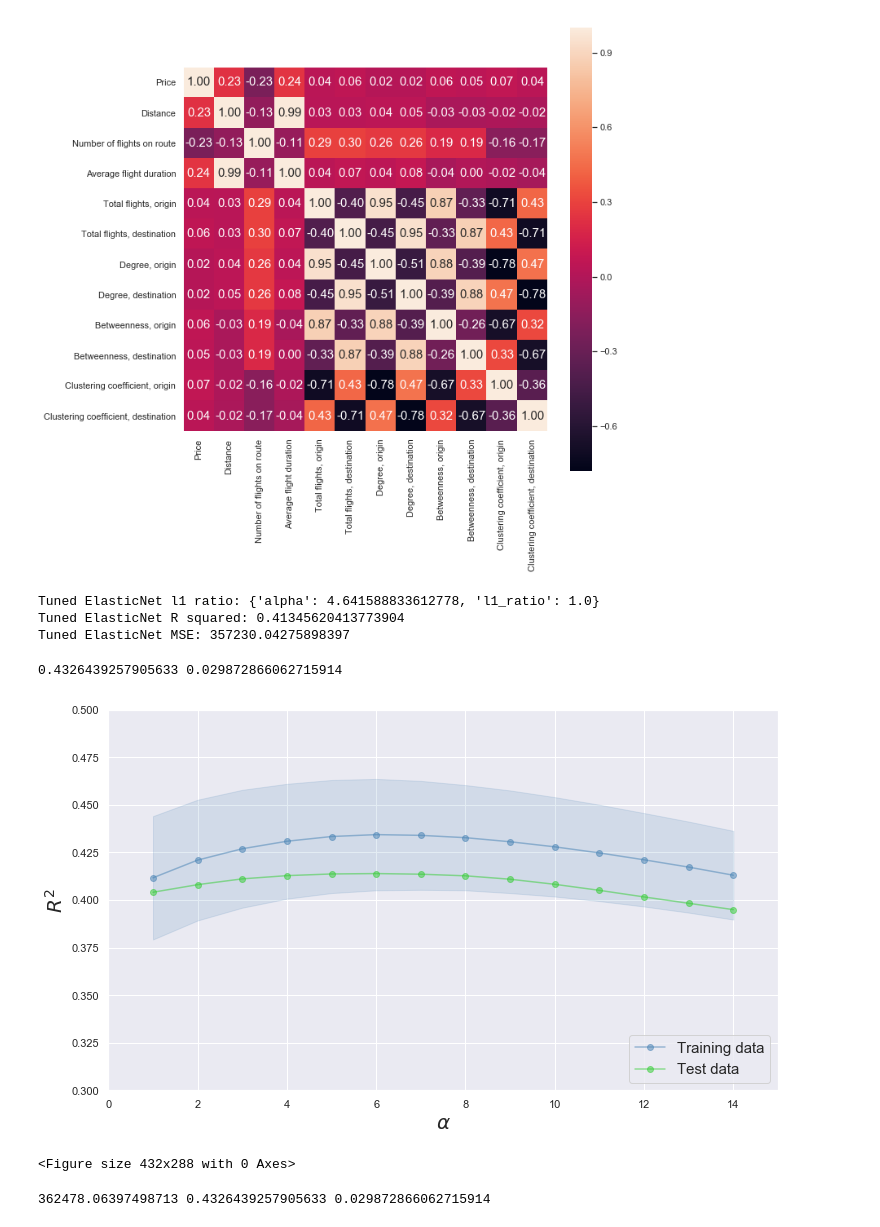
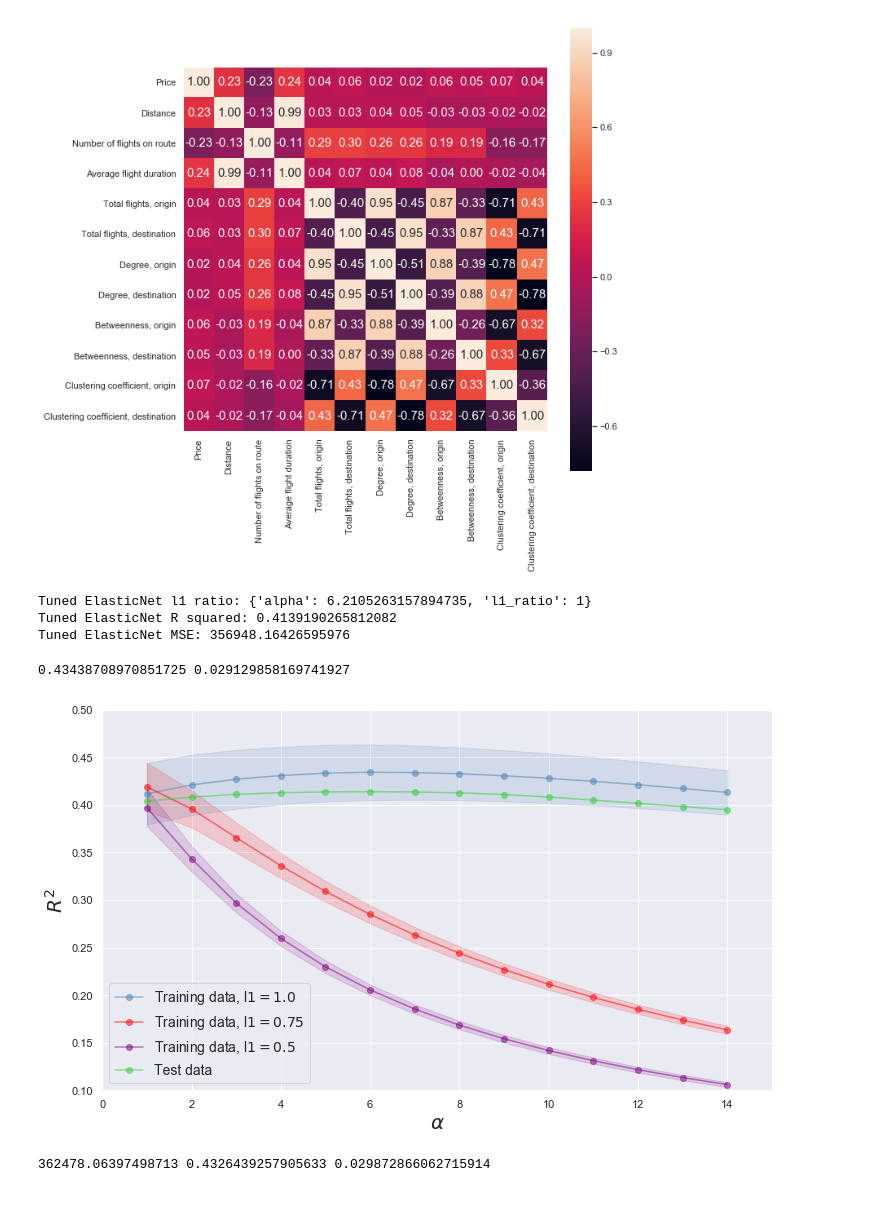
Before and after one commit to Morten-Esketveit/TSDS-gruppe-2019, a Jupyter notebook: Exam/Prediction/Prediction2018.ipynb, the cells around one changed output. Saved outputs shown, nothing was run; the diff lists cells and outputs as text; code cells hidden in the pictures.

```diff
--- a/Exam/Prediction/Prediction2018.ipynb
+++ b/Exam/Prediction/Prediction2018.ipynb
@@ -157,15 +157,15 @@ scaler.fit(X_dev)
 X_dev=scaler.transform(X_dev)
 
 # Create the hyperparameter grid
-l1_space = np.linspace(0, 1, 10)
-alpha = np.logspace(0, 3, 10)
-param_grid = {'l1_ratio': l1_space, 'alpha':alpha}
+l1_space = [0.25,0.5,0.75,1]
+alpha = np.linspace(1, 10, 20)
+param_grid = {'alpha':alpha, 'l1_ratio': l1_space}
 
 # Instantiate the ElasticNet regressor: elastic_net
-elastic_net = ElasticNet(tol=0.001)
+elastic_net = ElasticNet(tol=0.0001, max_iter=2000)
 
 # Setup the GridSearchCV object: gm_cv
-gm_cv = GridSearchCV(elastic_net, param_grid, cv=5)
+gm_cv = GridSearchCV(elastic_net, param_grid, cv=5, return_train_score=True)
 
 # Fit it to the training data
 gm_cv.fit(X_dev, y_dev)
@@ -182,16 +182,16 @@ print("Tuned ElasticNet l1 ratio: {}".format(gm_cv.best_params_))
 print("Tuned ElasticNet R squared: {}".format(r2))
 print("Tuned ElasticNet MSE: {}".format(mse))
 # %% [output]
-Tuned ElasticNet l1 ratio: {'alpha': 4.641588833612778, 'l1_ratio': 1.0}
-Tuned ElasticNet R squared: 0.41345620413773904
-Tuned ElasticNet MSE: 357230.04275898397
+Tuned ElasticNet l1 ratio: {'alpha': 6.2105263157894735, 'l1_ratio': 1}
+Tuned ElasticNet R squared: 0.4139190265812082
+Tuned ElasticNet MSE: 356948.16426595976
 # %%
-k=cross_val_score(ElasticNet(tol=0.0001, alpha=4.641588833612778, l1_ratio=1), X=X_dev, y=y_dev, cv=5)
+k=cross_val_score(ElasticNet(tol=0.001, alpha=6.2105263157894735, l1_ratio=1), X=X_dev, y=y_dev, cv=5)
 score=np.mean(k)
 score_std=np.std(k)
 print(score, score_std)
 # %% [output]
-0.4326439257905633 0.029872866062715914
+0.43438708970851725 0.029129858169741927
 # %%
 
 scores=[]
@@ -215,25 +236,40 @@ scores_test=pd.DataFrame(scores_test)
 # %%
 scores['conf1']=scores['score'] + scores['std']
 scores['conf2']=scores['score'] - scores['std']
+scores_l1['conf1']=scores_l1['score'] + scores_l1['std']
+scores_l1['conf2']=scores_l1['score'] - scores_l1['std']
+scores_l1_2['conf1']=scores_l1_2['score'] + scores_l1_2['std']
+scores_l1_2['conf2']=scores_l1_2['score'] - scores_l1_2['std']
 plt.figure(figsize=(12,7))
 plt.plot(scores.alpha , scores.score,
     c='steelblue', marker='o',
-    label='Training data', alpha=0.5)
+    label='Training data, l$1=1.0$', alpha=0.5)
+plt.plot(scores_l1.alpha , scores_l1.score,
+    c='red', marker='o',
+    label='Training data, l$1=0.75$', alpha=0.5)
+plt.plot(scores_l1_2.alpha , scores_l1_2.score,
+    c='purple', marker='o',
+    label='Training data, l$1=0.5$', alpha=0.5)
 plt.plot(scores_test.alpha , scores_test.score,
     c='limegreen', marker='o',
     label='Test data', alpha=0.5)
 plt.fill_between(scores.alpha , scores.conf1,
     scores.conf2, alpha=0.15,
     color='steelblue')
+plt.fill_between(scores_l1.alpha , scores_l1.conf1,
+    scores_l1.conf2, alpha=0.15,
+    color='red')
+plt.fill_between(scores_l1_2.alpha , scores_l1_2.conf1,
+    scores_l1_2.conf2, alpha=0.15,
+    color='purple')
 plt.xlabel('$\\alpha$', fontsize=20)
 plt.ylabel('$R^2$', fontsize=20)
-plt.legend(loc='lower right', fontsize=15)
+plt.legend(loc='lower left', fontsize=14)
 plt.hlines(y=0, xmin=-10, xmax=50, color='black', lw=2)
 plt.xlim([0, 15])
-plt.ylim([0.3, 0.5])
+plt.ylim([0.1, 0.5])
+plt.savefig(path+"Figures/validation_curve.pdf", bbox_inches='tight')
 plt.show()
-plt.savefig(path+"Figures/validation_curve.pdf", bbox_inches='tight')
 # %% [output]
-[figure, old version]
+[figure, new version]
-<Figure size 432x288 with 0 Axes>
 # %%
```
Also changed, not shown: parts of 5 cells of this notebook, 1 other file.
